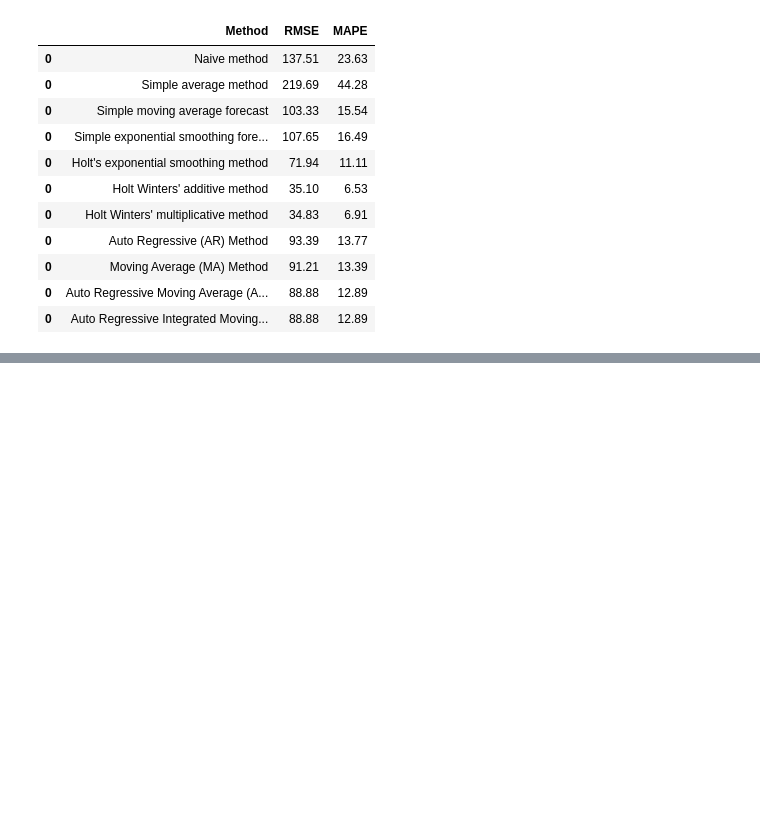
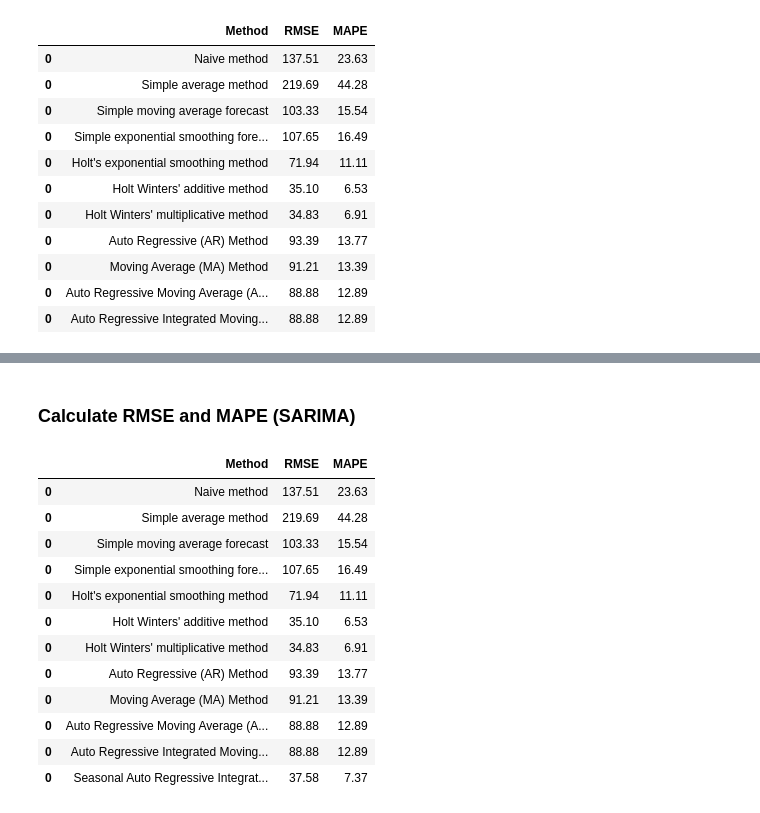
Before and after one commit to anishmahapatra/machine-learning-02, a Jupyter notebook: Timeseries-Forecasting-II/Timeseries Forecasting 2 - Course Work.ipynb, the cells around one changed output, grey strips where cells are left out. Cells and saved outputs as stored; diff of their text form; code cells hidden in the pictures; blank space fills up the shorter version.

```diff
--- a/Timeseries-Forecasting-II/Timeseries Forecasting 2 - Course Work.ipynb
+++ b/Timeseries-Forecasting-II/Timeseries Forecasting 2 - Course Work.ipynb
@@ -731,0 +765,24 @@ results
+# %% [markdown]
+### Calculate RMSE and MAPE (SARIMA)
+# %%
+rmse = np.sqrt(mean_squared_error(test['Passengers'], y_hat_sarima['sarima_forecast'][test.index.min():])).round(2)
+mape = np.round(np.mean(np.abs(test['Passengers'] - y_hat_sarima['sarima_forecast'][test.index.min():])/test['Passengers'])*100,2)
+
+tempResults = pd.DataFrame({'Method':['Seasonal Auto Regressive Integrated Moving Average (ARIMA) Method'], 'RMSE': [rmse],'MAPE': [mape] })
+results = pd.concat([results, tempResults])
+results = results[['Method', 'RMSE', 'MAPE']]
+results
+# %% [output]
+|  | Method | RMSE | MAPE |
+| 0 | Naive method | 137.51 | 23.63 |
+| 0 | Simple average method | 219.69 | 44.28 |
+| 0 | Simple moving average forecast | 103.33 | 15.54 |
+| 0 | Simple exponential smoothing fore... | 107.65 | 16.49 |
+| 0 | Holt's exponential smoothing method | 71.94 | 11.11 |
+| 0 | Holt Winters' additive method | 35.10 | 6.53 |
+| 0 | Holt Winters' multiplicative method | 34.83 | 6.91 |
+| 0 | Auto Regressive (AR) Method | 93.39 | 13.77 |
+| 0 | Moving Average (MA) Method | 91.21 | 13.39 |
+| 0 | Auto Regressive Moving Average (A... | 88.88 | 12.89 |
+| 0 | Auto Regressive Integrated Moving... | 88.88 | 12.89 |
+| 0 | Seasonal Auto Regressive Integrat... | 37.58 | 7.37 |
```
Also changed, not shown: parts of 16 cells of this notebook, 7 other files.
